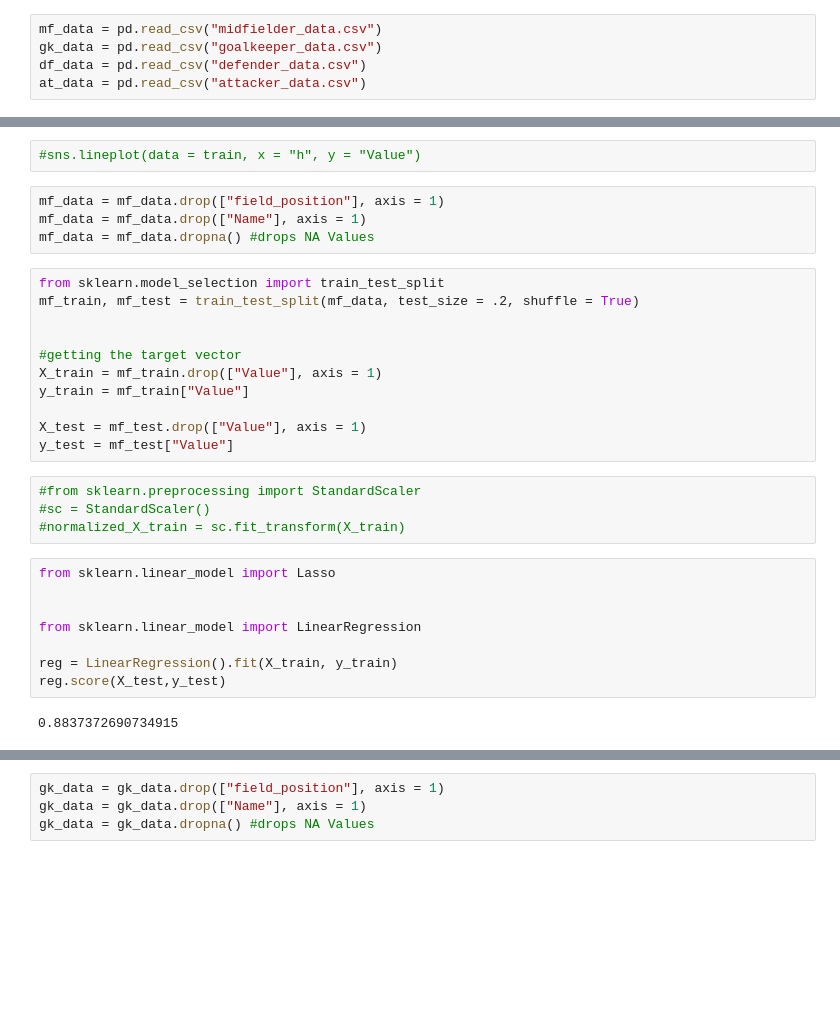
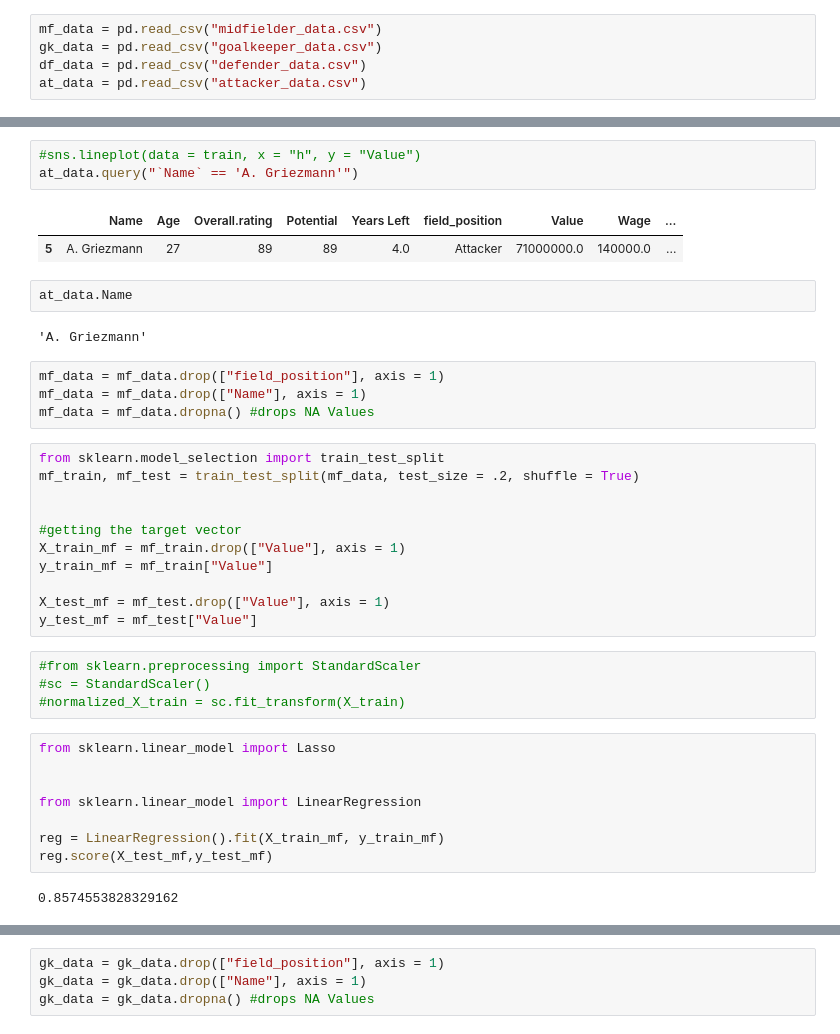
Before and after one commit to aymankhan2003/Market-Value-Predictor, a Jupyter notebook: Project.ipynb, the cells around one changed output, grey strips where cells are left out. Drawn from its saved outputs; the diff is of its cells as text; blank space fills up the shorter version.

```diff
--- a/Project.ipynb
+++ b/Project.ipynb
@@ -45,5 +20,13 @@ sns.barplot(data = train, x = "Skill_moves", y = "Value")
 # %%
 #sns.lineplot(data = train, x = "h", y = "Value")
+at_data.query("`Name` == 'A. Griezmann'")
+# %% [output]
+|  | Name | Age | Overall.rating | Potential | Years Left | field_position | Value | Wage | ... |
+| 5 | A. Griezmann | 27 | 89 | 89 | 4.0 | Attacker | 71000000.0 | 140000.0 | ... |
+# %%
+at_data.Name
+# %% [output]
+'A. Griezmann'
 # %%
 mf_data = mf_data.drop(["field_position"], axis = 1)
 mf_data = mf_data.drop(["Name"], axis = 1)
@@ -54,11 +37,11 @@ mf_train, mf_test = train_test_split(mf_data, test_size = .2, shuffle = True)
 
 
 #getting the target vector
-X_train = mf_train.drop(["Value"], axis = 1)
-y_train = mf_train["Value"]
+X_train_mf = mf_train.drop(["Value"], axis = 1)
+y_train_mf = mf_train["Value"]
 
-X_test = mf_test.drop(["Value"], axis = 1)
-y_test = mf_test["Value"]
+X_test_mf = mf_test.drop(["Value"], axis = 1)
+y_test_mf = mf_test["Value"]
 # %%
 #from sklearn.preprocessing import StandardScaler
 #sc = StandardScaler()
@@ -69,7 +52,7 @@ from sklearn.linear_model import Lasso
 
 from sklearn.linear_model import LinearRegression
 
-reg = LinearRegression().fit(X_train, y_train)
-reg.score(X_test,y_test)
+reg = LinearRegression().fit(X_train_mf, y_train_mf)
+reg.score(X_test_mf,y_test_mf)
 # %% [output]
-0.8837372690734915
+0.8574553828329162
```
Also changed, not shown: parts of 28 cells of this notebook.
